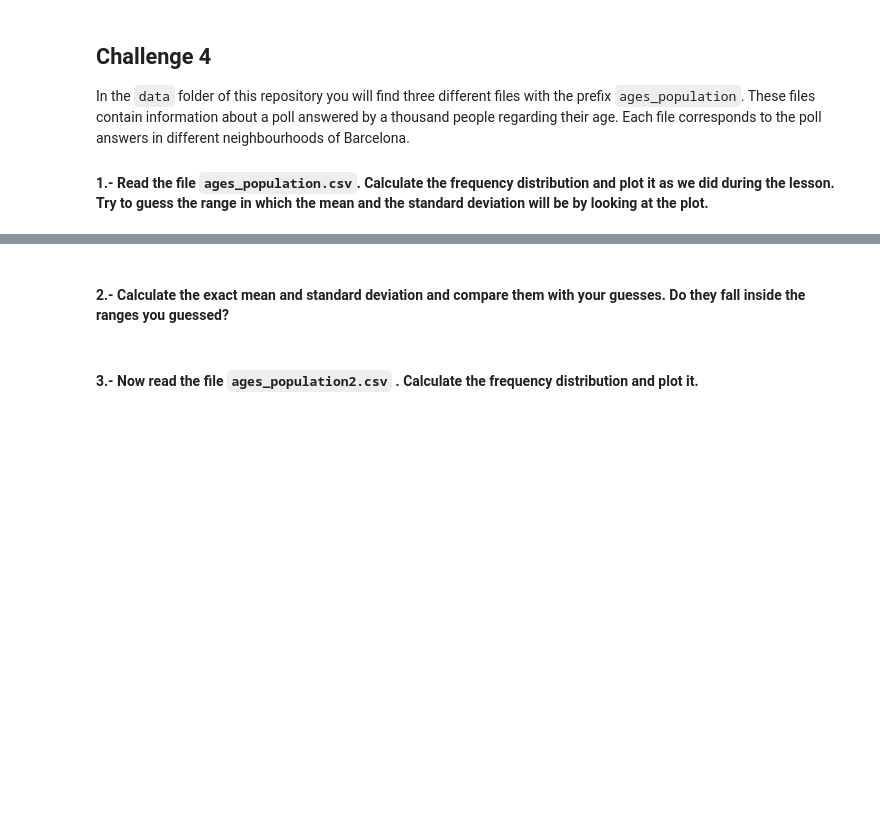
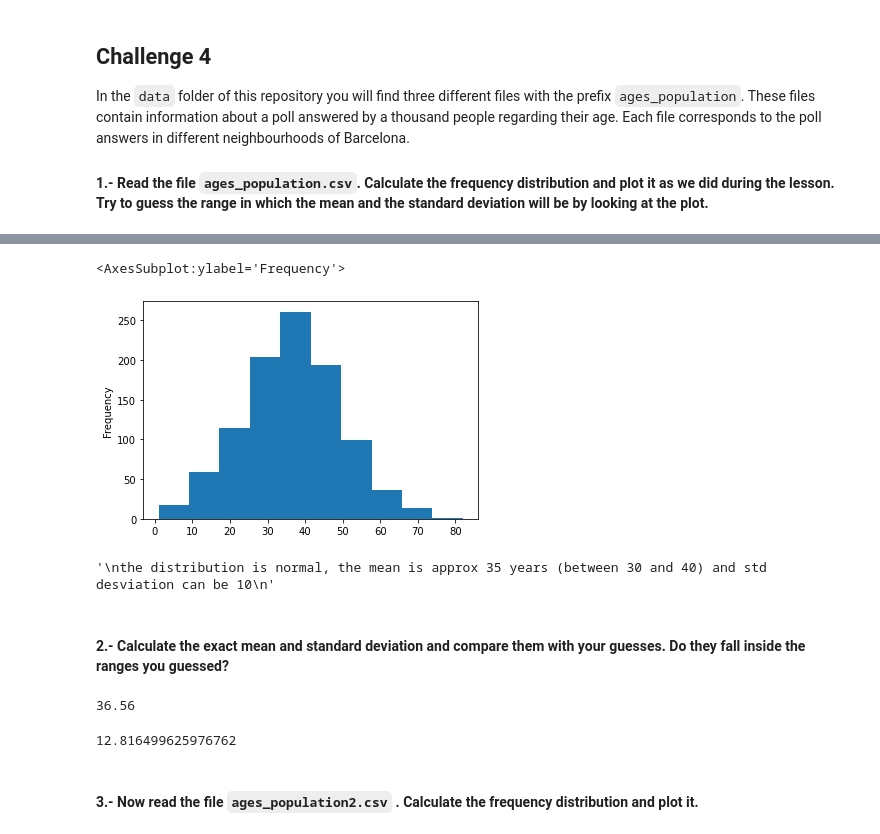
Before and after one commit to Malvagfr/dataptmad1121_labs, a Jupyter notebook: module-2/understanding-descriptive-stats/your-code/main.ipynb, the cells around one changed output, grey strips where cells are left out. Saved outputs shown, nothing was run; the diff lists cells and outputs as text; code cells hidden in the pictures; blank space fills up the shorter version.

```diff
--- a/module-2/understanding-descriptive-stats/your-code/main.ipynb
+++ b/module-2/understanding-descriptive-stats/your-code/main.ipynb
@@ -197,3 +259,5 @@ In the `data` folder of this repository you will find three different files with
 #### 1.- Read the file `ages_population.csv`. Calculate the frequency distribution and plot it as we did during the lesson. Try to guess the range in which the mean and the standard deviation will be by looking at the plot.
 # %%
 # your code here
+ages_population=pd.read_csv("../data/ages_population.csv")
+ages_population
@@ -200,4 +278,18 @@ In the `data` folder of this repository you will find three different files with
+# %%
+ages_population['observation'].plot.hist()
+# %% [output]
+<AxesSubplot:ylabel='Frequency'>
+[figure, added]
+# %%
+"""
+the distribution is normal, the mean is approx 35 years (between 30 and 40) and std desviation can be 10
+"""
+# %% [output]
+'\nthe distribution is normal, the mean is approx 35 years (between 30 and 40) and std desviation can be 10\n'
 # %% [markdown]
 #### 2.- Calculate the exact mean and standard deviation and compare them with your guesses. Do they fall inside the ranges you guessed?
 # %%
 # your code here
+ages_population['observation'].mean()
+# %% [output]
+36.56
@@ -207,0 +296,4 @@ your comments here
+# %%
+ages_population['observation'].std()
+# %% [output]
+12.816499625976762
```
Also changed, not shown: parts of 66 cells of this notebook.
